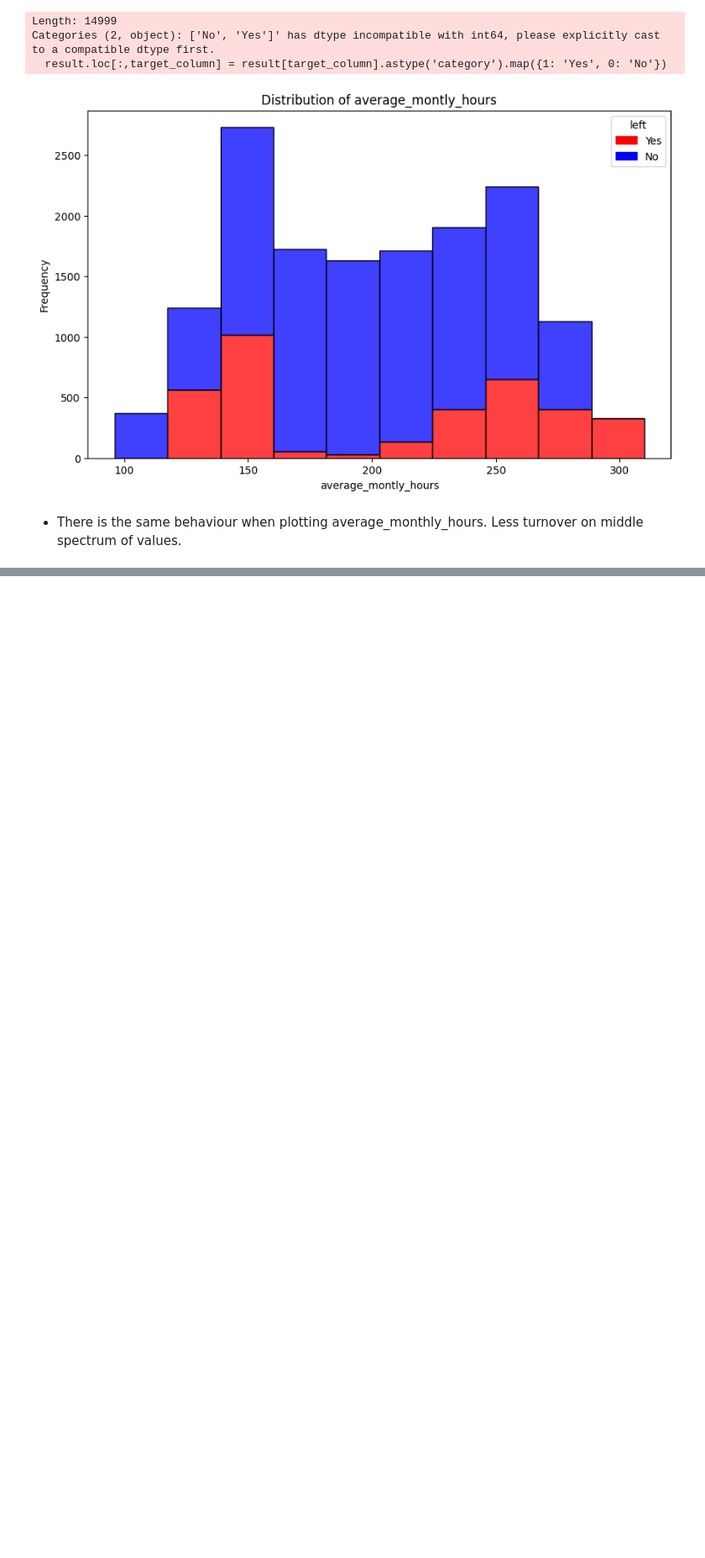
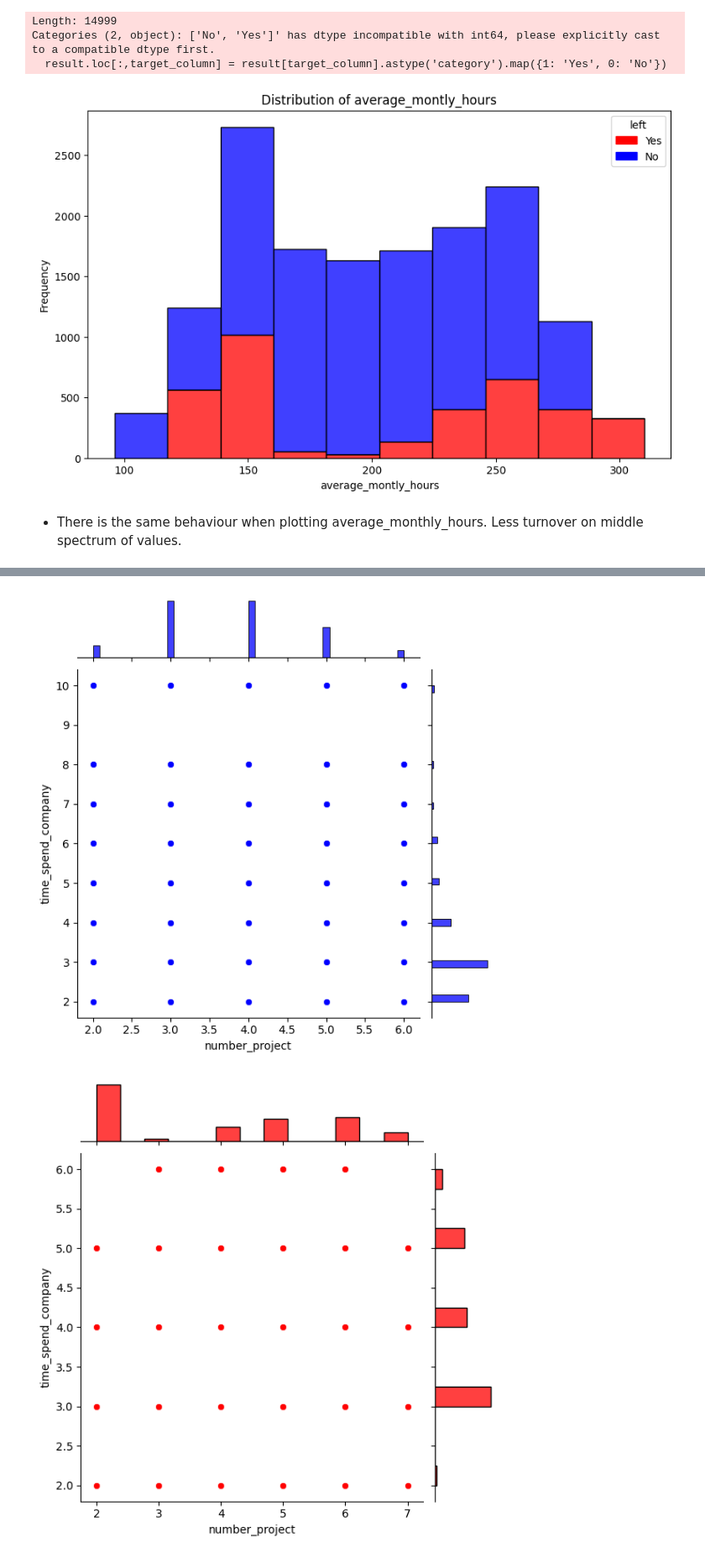
Before and after one commit to DGayer93/HR_Analytics_Project, a Jupyter notebook: hr_analytics.ipynb, the cells around one changed output, grey strips where cells are left out. Shown: that part at 84% size. Cells and saved outputs as stored; diff of their text form; code cells hidden in the pictures; blank space fills up the shorter version.

```diff
--- a/hr_analytics.ipynb
+++ b/hr_analytics.ipynb
@@ -240,0 +298,5 @@ Categories (2, object): ['No', 'Yes']' has dtype incompatible with int64, please
+# %%
+joint_plotter(df,small_range_columns[0],small_range_columns[1],'left',values='small')
+# %% [output]
+[figure, added]
+[figure, added]
```
Also changed, not shown: parts of 6 cells of this notebook.
